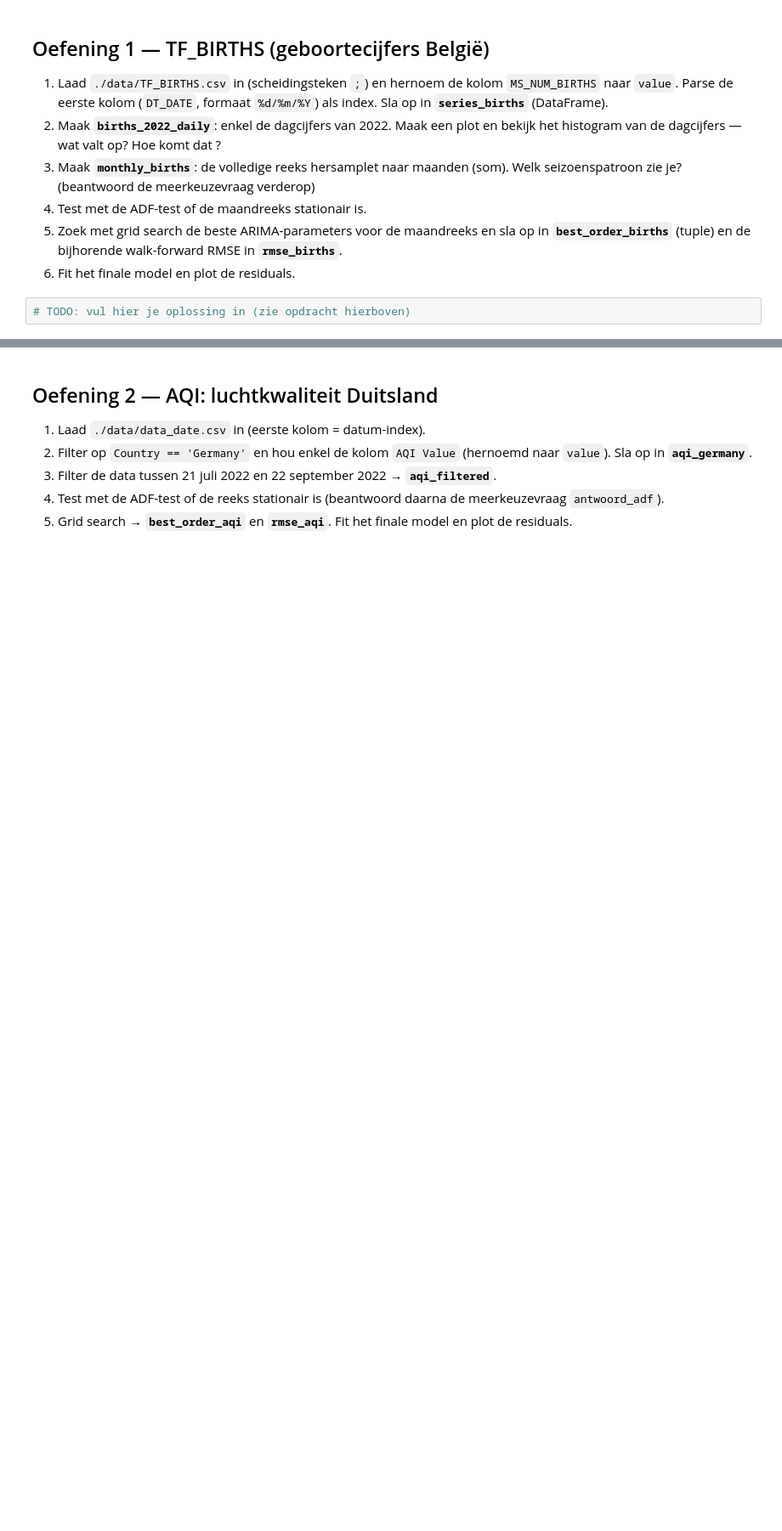
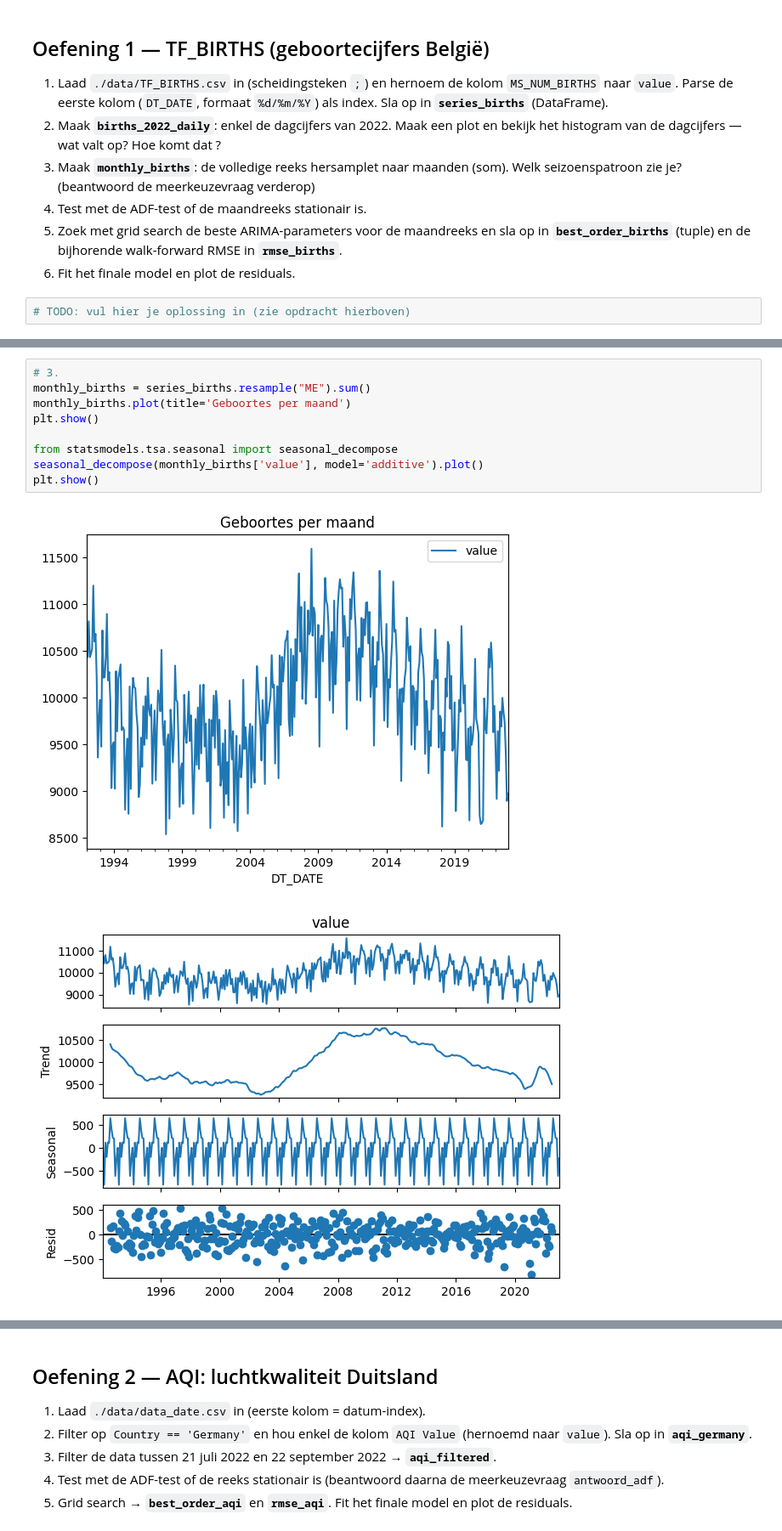
Before and after one commit to ykemal-1/ML-Algo-student, a Jupyter notebook: exercises_with_checks/week04/arima_checkpoint_opgave.ipynb, the cells around one changed output, grey strips where cells are left out. Shown at 85% size. Drawn from its saved outputs; the diff is of its cells as text; blank space fills up the shorter version.

```diff
--- a/exercises_with_checks/week04/arima_checkpoint_opgave.ipynb
+++ b/exercises_with_checks/week04/arima_checkpoint_opgave.ipynb
@@ -80,0 +107,12 @@ q_values = [0, 1]
+# %%
+# 3.
+monthly_births = series_births.resample("ME").sum()
+monthly_births.plot(title='Geboortes per maand')
+plt.show()
+
+from statsmodels.tsa.seasonal import seasonal_decompose
+seasonal_decompose(monthly_births['value'], model='additive').plot()
+plt.show()
+# %% [output]
+[figure, added]
+[figure, added]
```
Also changed, not shown: parts of 17 cells of this notebook, 14 other files.
